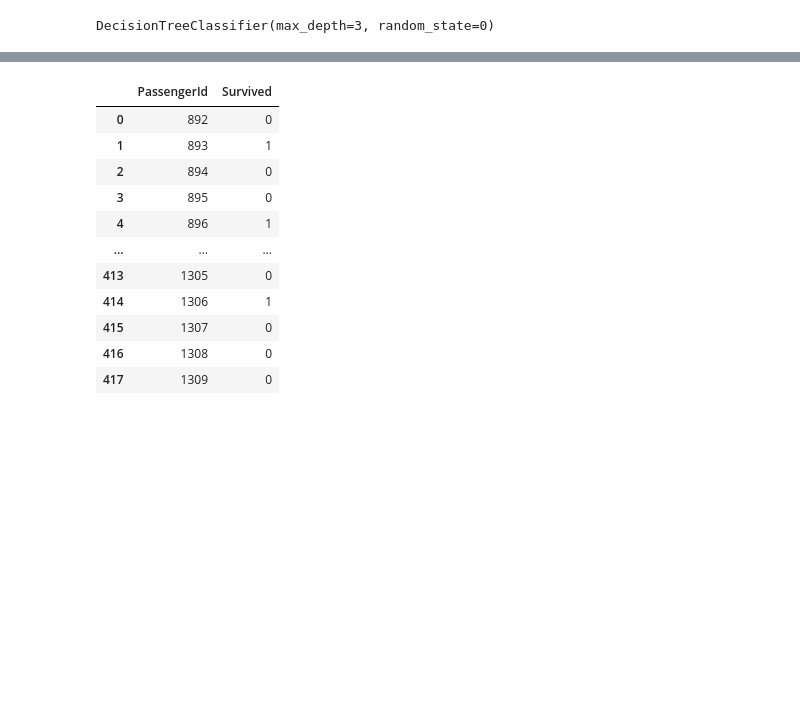
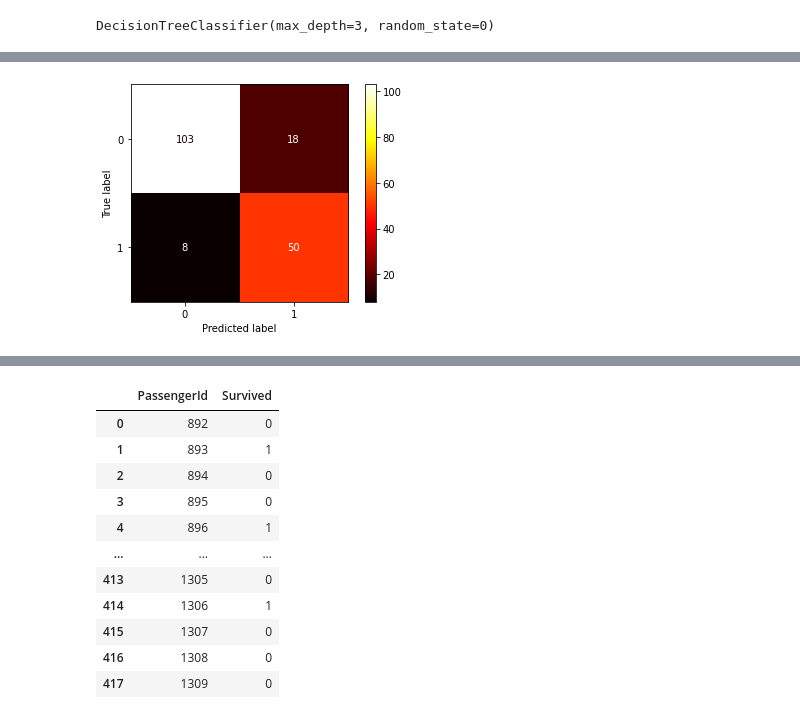
Before and after one commit to Maoelan/Titanic-Machine-Learning-from-Disaster, a Jupyter notebook: titanic-disaster-machine-learning-decison-tree.ipynb, the cells around one changed output, grey strips where cells are left out. Cells and saved outputs as stored; diff of their text form; code cells hidden in the pictures; blank space fills up the shorter version.

```diff
--- a/titanic-disaster-machine-learning-decison-tree.ipynb
+++ b/titanic-disaster-machine-learning-decison-tree.ipynb
@@ -402,0 +405,7 @@ F1 Score       :  0.7360000000000001
+# %%
+dt_cm = confusion_matrix(y_pred, y_test, labels=dt.classes_)
+disp = ConfusionMatrixDisplay(confusion_matrix=dt_cm,display_labels=dt.classes_)
+disp.plot(cmap=plt.cm.hot)
+plt.show()
+# %% [output]
+[figure, added]
```
Also changed, not shown: parts of 6 cells of this notebook.
